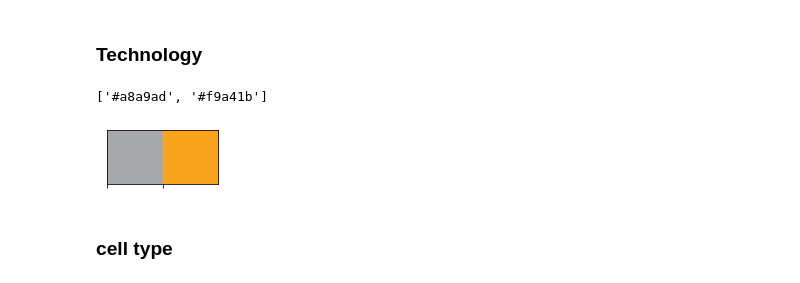
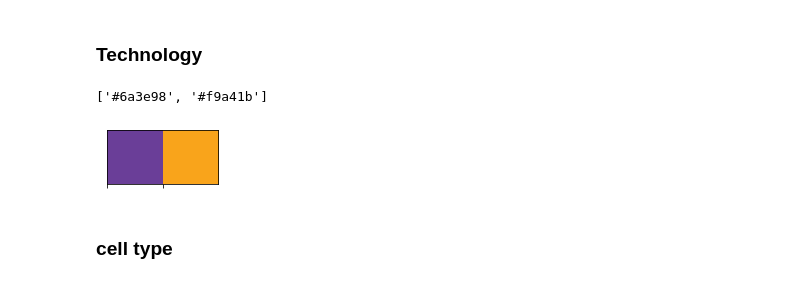
Before and after one commit to remember-past/Template, a Jupyter notebook: python/plot_example/color_list/color_list_notebook.ipynb, the cells around one changed output. Saved outputs shown, nothing was run; the diff lists cells and outputs as text; code cells hidden in the pictures.

```diff
--- a/python/plot_example/color_list/color_list_notebook.ipynb
+++ b/python/plot_example/color_list/color_list_notebook.ipynb
@@ -698,12 +757,12 @@ print(sns.color_palette(values).as_hex())
 # %%
 hue_order=['3D Genome', 'Transcriptom']
 # %%
-values=[(168/255,169/255,173/255),(249/255,164/255,27/255)]
+values=[(106/255,62/255,152/255),(249/255,164/255,27/255)]
 sns.palplot(values)
 print(sns.color_palette(values).as_hex())
 # %% [output]
-['#a8a9ad', '#f9a41b']
+['#6a3e98', '#f9a41b']
-[figure, old version]
+[figure, new version]
 # %% [markdown]
 ### cell type
 # %%
```
Also changed, not shown: parts of 6 cells of this notebook, 1 other file.
